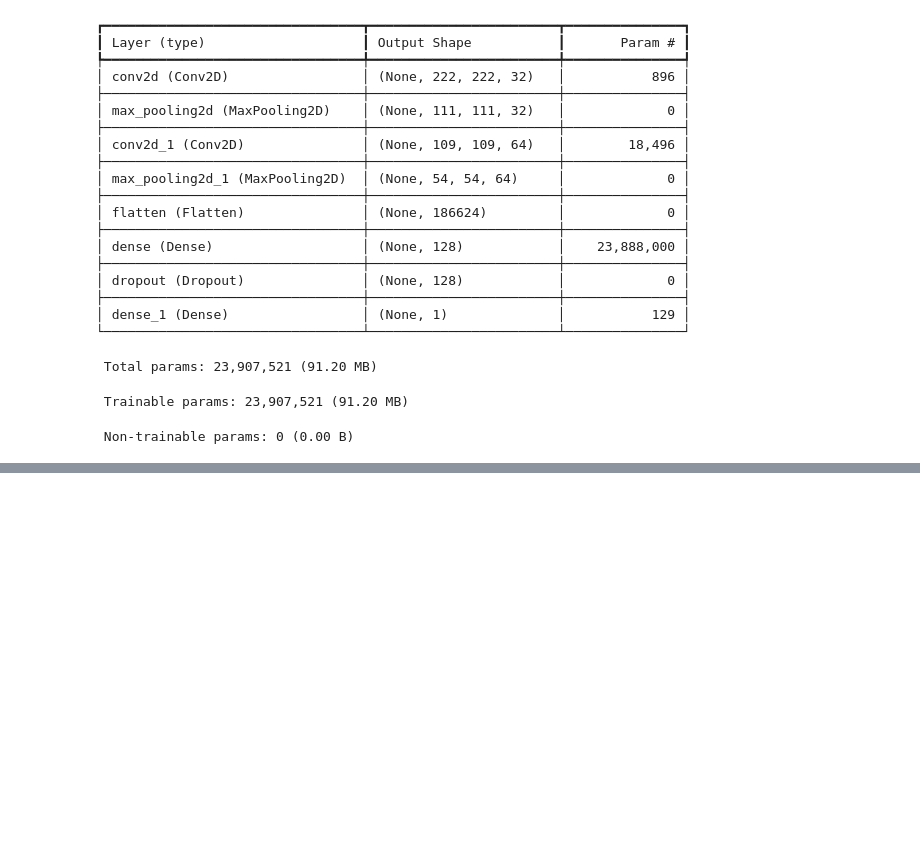
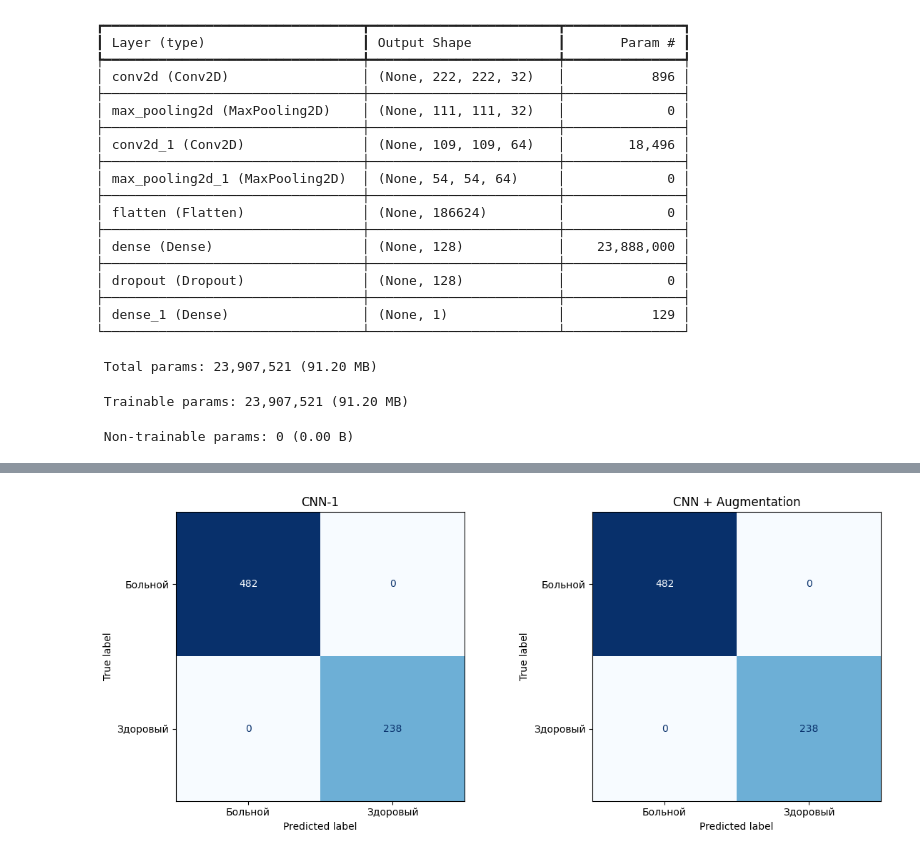
Before and after one commit to Travkova/NN_Labs, a Jupyter notebook: лаб3/свёрточные нейронные сети.ipynb, the cells around one changed output, grey strips where cells are left out. Cells and saved outputs as stored; diff of their text form; code cells hidden in the pictures; blank space fills up the shorter version.

```diff
--- a/лаб3/свёрточные нейронные сети.ipynb
+++ b/лаб3/свёрточные нейронные сети.ipynb
@@ -349,0 +947,27 @@ plt.show()
+# %%
+
+
+fig, axes = plt.subplots(1, 2, figsize=(12, 5))
+
+for ax, (name, predictions) in zip(
+    axes,
+    binary_predictions.items()
+):
+    y_pred, y_prob = predictions
+
+    ConfusionMatrixDisplay.from_predictions(
+        y_true,
+        y_pred,
+        display_labels=["Больной", "Здоровый"],
+        cmap="Blues",
+        ax=ax,
+        colorbar=False
+    )
+
+    ax.set_title(name)
+
+plt.tight_layout()
+plt.savefig("binary_confusion_matrix.png", dpi=150)
+plt.show()
+# %% [output]
+[figure, added]
```
Also changed, not shown: parts of 23 cells of this notebook, 3 other files.
